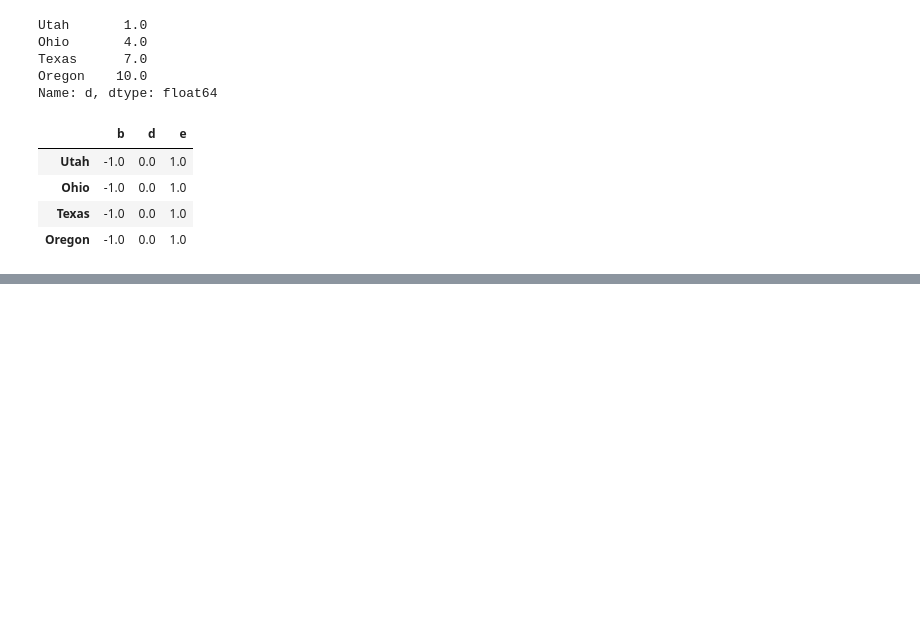
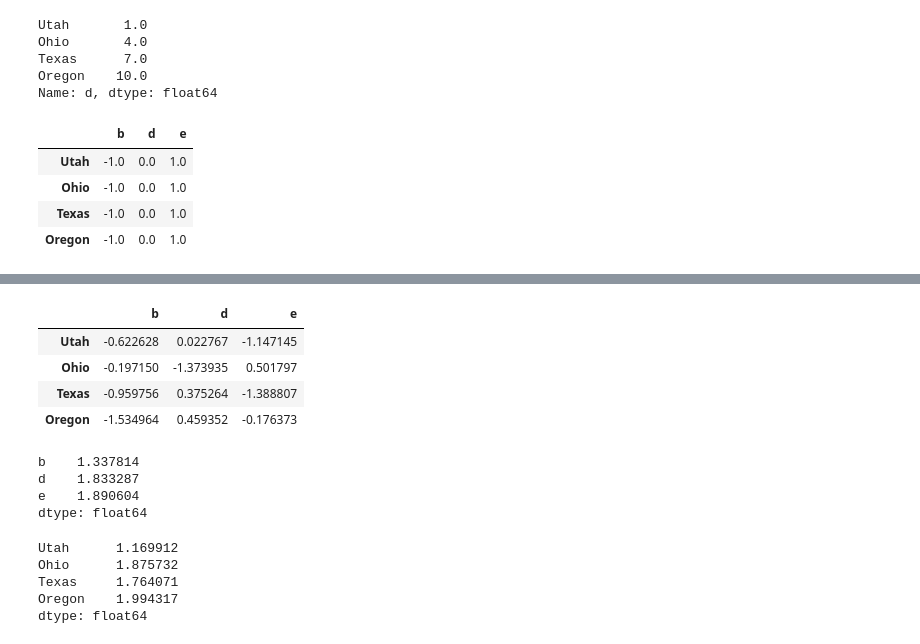
Before and after one commit to emuro/books, a Jupyter notebook: python/pydata-book/ch05_EM.ipynb, the cells around one changed output, grey strips where cells are left out. Saved outputs shown, nothing was run; the diff lists cells and outputs as text; code cells hidden in the pictures; blank space fills up the shorter version.

```diff
--- a/python/pydata-book/ch05_EM.ipynb
+++ b/python/pydata-book/ch05_EM.ipynb
@@ -1405,0 +1442,24 @@ frame.sub(series3, axis='index')
+# %%
+def f1(x):
+    return x.max()-x.min()
+
+display(frame)
+frame.apply(f1) # Opera sobre cada serie (por index)
+# %% [output]
+|  | b | d | e |
+| Utah | -0.622628 | 0.022767 | -1.147145 |
+| Ohio | -0.197150 | -1.373935 | 0.501797 |
+| Texas | -0.959756 | 0.375264 | -1.388807 |
+| Oregon | -1.534964 | 0.459352 | -0.176373 |
+b    1.337814
+d    1.833287
+e    1.890604
+dtype: float64
+# %%
+frame.apply(f1, axis="columns") # Also by cols
+# %% [output]
+Utah      1.169912
+Ohio      1.875732
+Texas     1.764071
+Oregon    1.994317
+dtype: float64
```
Also changed, not shown: parts of 40 cells of this notebook.
